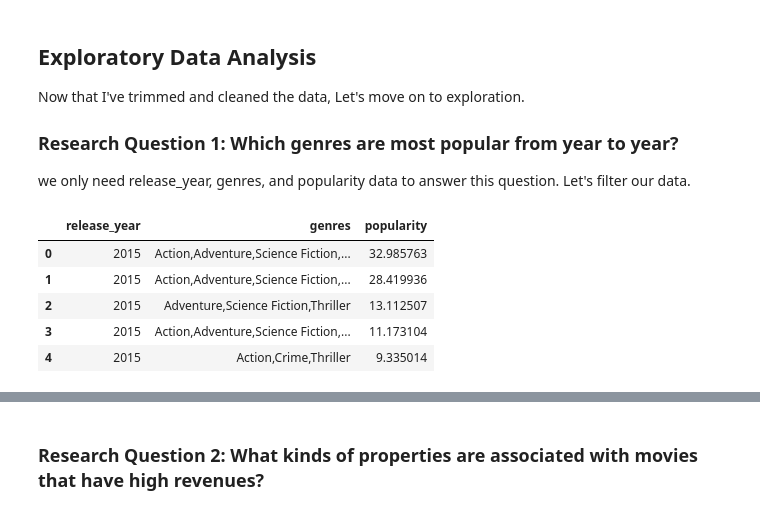
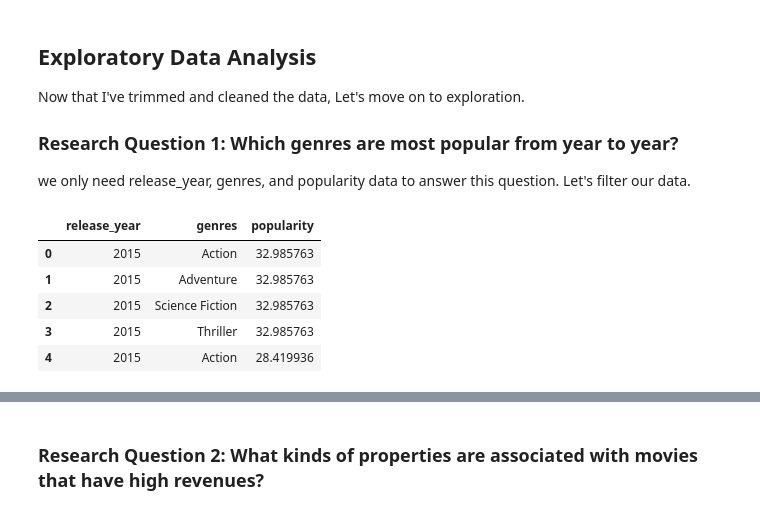
Before and after one commit to imagineazhar/Data-Analysis, a Jupyter notebook: 1- IMDB Movies/Imdb_ratings.ipynb, the cells around one changed output, grey strips where cells are left out. Cells and saved outputs as stored; diff of their text form; code cells hidden in the pictures.

```diff
--- a/1- IMDB Movies/Imdb_ratings.ipynb
+++ b/1- IMDB Movies/Imdb_ratings.ipynb
@@ -186,14 +215,14 @@ Now that I've trimmed and cleaned the data, Let's move on to exploration.
 
 we only need release_year, genres, and popularity data to answer this question. Let's filter our data.
 # %%
-df_gen_pop = df[['release_year', 'genres','popularity']]
+df_gen_pop = df_clean[['release_year', 'genres','popularity']]
 df_gen_pop.head()
 # %% [output]
 |  | release_year | genres | popularity |
-| 0 | 2015 | Action,Adventure,Science Fiction,... | 32.985763 |
-| 1 | 2015 | Action,Adventure,Science Fiction,... | 28.419936 |
-| 2 | 2015 | Adventure,Science Fiction,Thriller | 13.112507 |
-| 3 | 2015 | Action,Adventure,Science Fiction,... | 11.173104 |
-| 4 | 2015 | Action,Crime,Thriller | 9.335014 |
+| 0 | 2015 | Action | 32.985763 |
+| 1 | 2015 | Adventure | 32.985763 |
+| 2 | 2015 | Science Fiction | 32.985763 |
+| 3 | 2015 | Thriller | 32.985763 |
+| 4 | 2015 | Action | 28.419936 |
 # %%
 table= pd.pivot_table(df_gen_pop,index=['release_year'])
```
Also changed, not shown: parts of 16 cells of this notebook.
